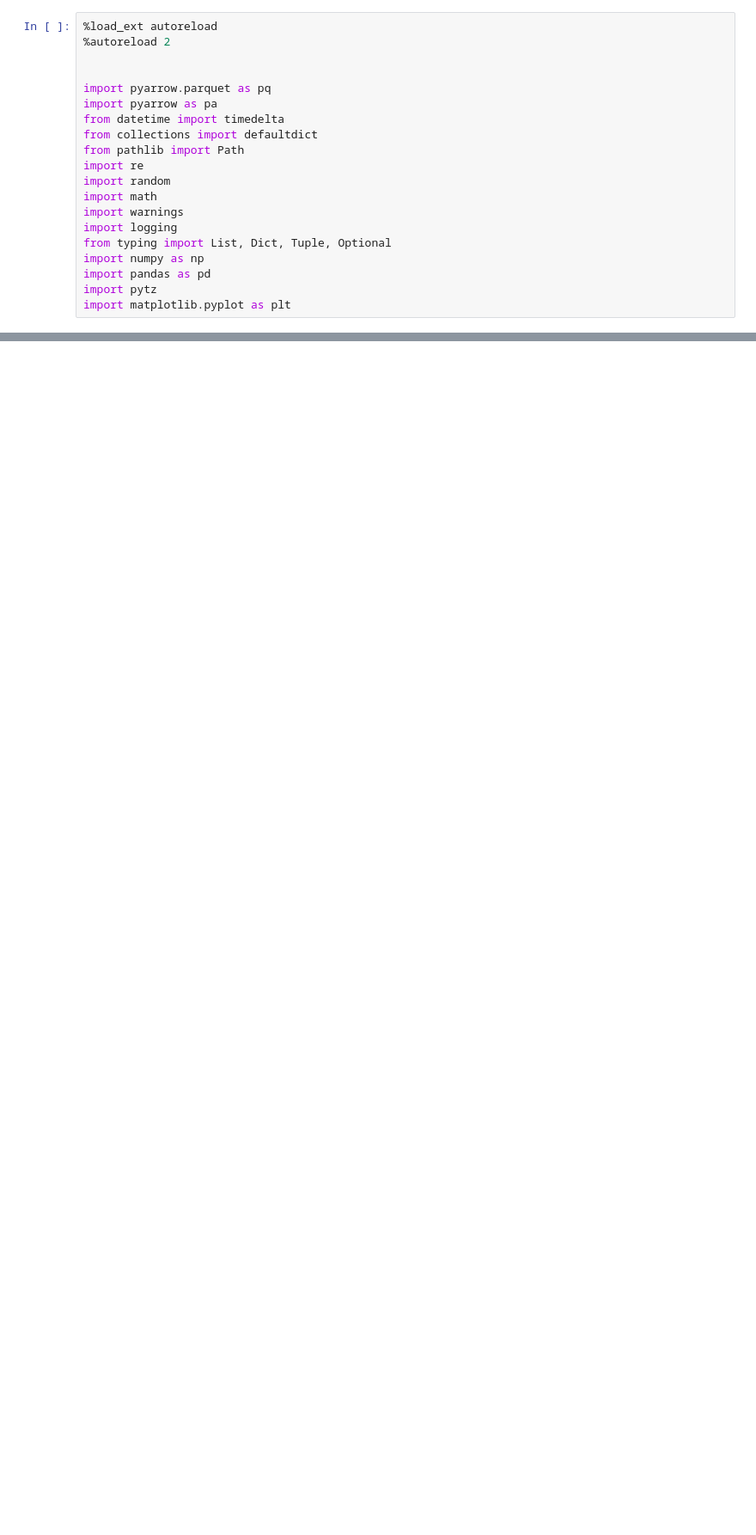
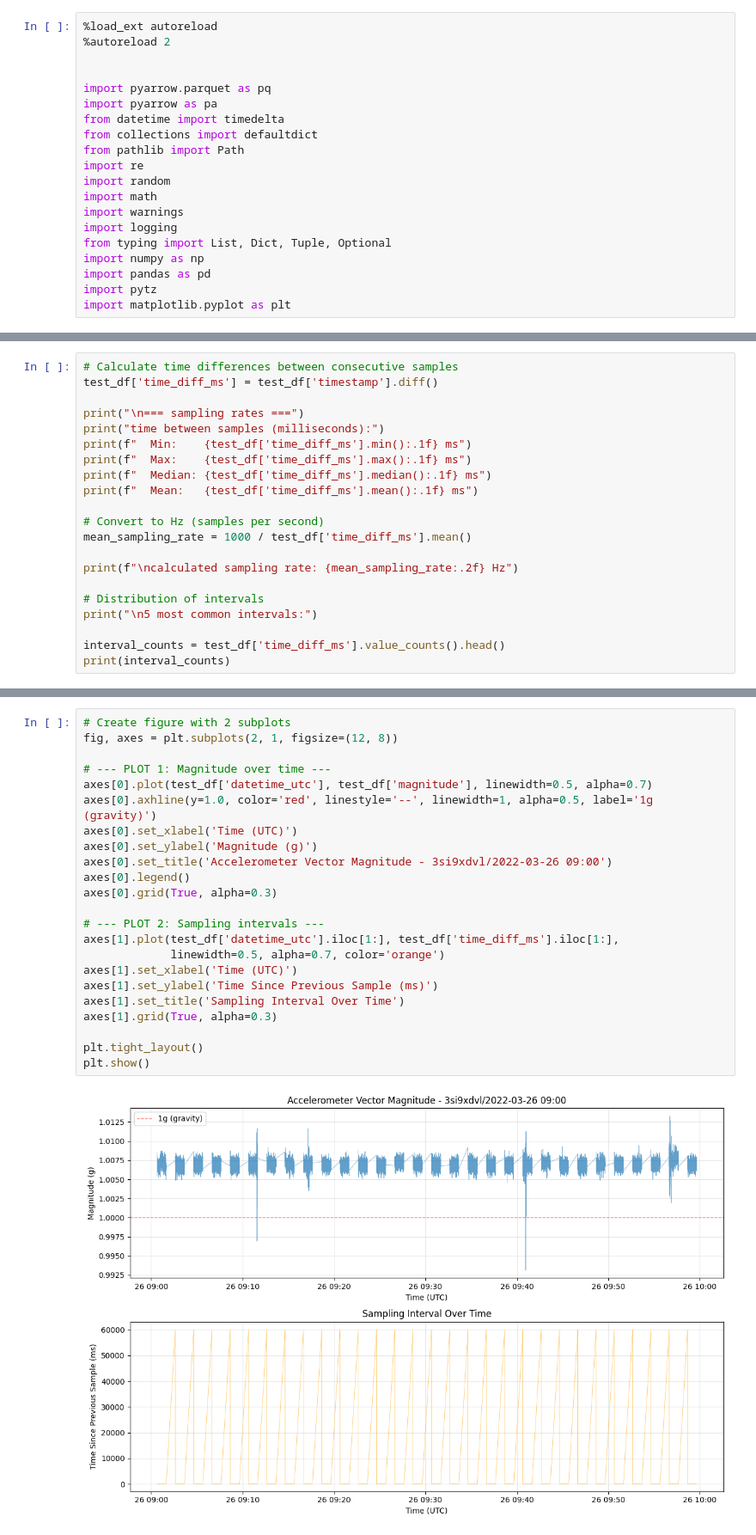
Before and after one commit to elizabethyoo/sample_imputation, a Jupyter notebook: notebooks/00_visualize_acc_data.ipynb, the cells around one changed output, grey strips where cells are left out. Shown: that part at 86% size. Cells and saved outputs as stored; diff of their text form; blank space fills up the shorter version.

Commit message:
00_visualize... compute sampling rate on full and partial hours

```diff
--- a/notebooks/00_visualize_acc_data.ipynb
+++ b/notebooks/00_visualize_acc_data.ipynb
@@ -117,0 +200,21 @@ hr_df[["x", "y", "z"]].describe()
+# %%
+# Calculate time differences between consecutive samples
+test_df['time_diff_ms'] = test_df['timestamp'].diff()
+
+print("\n=== sampling rates ===")
+print("time between samples (milliseconds):")
+print(f"  Min:    {test_df['time_diff_ms'].min():.1f} ms")
+print(f"  Max:    {test_df['time_diff_ms'].max():.1f} ms")
+print(f"  Median: {test_df['time_diff_ms'].median():.1f} ms")
+print(f"  Mean:   {test_df['time_diff_ms'].mean():.1f} ms")
+
+# Convert to Hz (samples per second)
+mean_sampling_rate = 1000 / test_df['time_diff_ms'].mean()
+
+print(f"\ncalculated sampling rate: {mean_sampling_rate:.2f} Hz")
+
+# Distribution of intervals
+print("\n5 most common intervals:")
+
+interval_counts = test_df['time_diff_ms'].value_counts().head()
+print(interval_counts)
@@ -117,0 +239,25 @@ hr_df[["x", "y", "z"]].describe()
+# %%
+# Create figure with 2 subplots
+fig, axes = plt.subplots(2, 1, figsize=(12, 8))
+
+# --- PLOT 1: Magnitude over time ---
+axes[0].plot(test_df['datetime_utc'], test_df['magnitude'], linewidth=0.5, alpha=0.7)
+axes[0].axhline(y=1.0, color='red', linestyle='--', linewidth=1, alpha=0.5, label='1g (gravity)')
+axes[0].set_xlabel('Time (UTC)')
+axes[0].set_ylabel('Magnitude (g)')
+axes[0].set_title('Accelerometer Vector Magnitude - 3si9xdvl/2022-03-26 09:00')
+axes[0].legend()
+axes[0].grid(True, alpha=0.3)
+
+# --- PLOT 2: Sampling intervals ---
+axes[1].plot(test_df['datetime_utc'].iloc[1:], test_df['time_diff_ms'].iloc[1:],
+             linewidth=0.5, alpha=0.7, color='orange')
+axes[1].set_xlabel('Time (UTC)')
+axes[1].set_ylabel('Time Since Previous Sample (ms)')
+axes[1].set_title('Sampling Interval Over Time')
+axes[1].grid(True, alpha=0.3)
+
+plt.tight_layout()
+plt.show()
+# %% [output]
+[figure, added]
```
Also changed, not shown: parts of 13 cells of this notebook.
